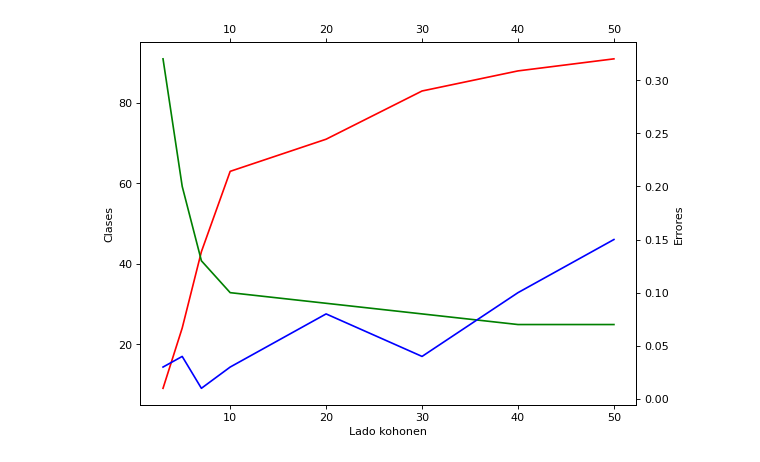
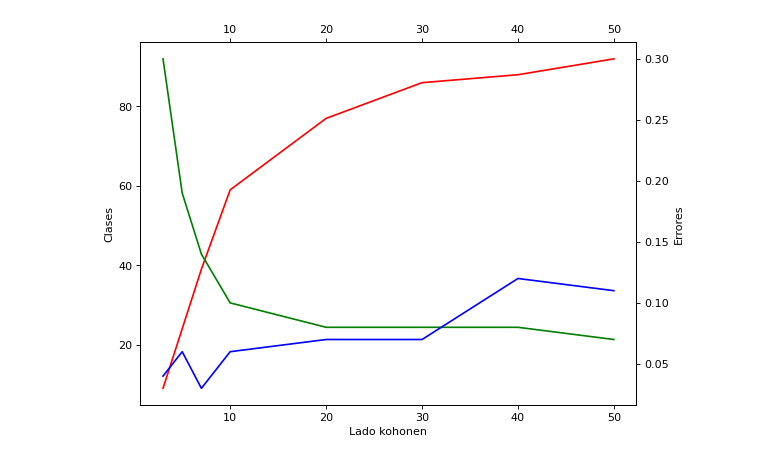
Before and after one commit to niiixx/pr1_colores_IAII, a Jupyter notebook: colores/estudio_valores.ipynb, the cells around one changed output. Saved outputs shown, nothing was run; the diff lists cells and outputs as text; code cells hidden in the pictures.

```diff
--- a/colores/estudio_valores.ipynb
+++ b/colores/estudio_valores.ipynb
@@ -1,27 +1,27 @@
 # %%
 import matplotlib.pyplot as plt
 from matplotlib.pyplot import figure
 figure(figsize=(8, 6), dpi=80)
 
 lado_kohonen = [3,5,7,10,20,30,40,50]
-n_clases = [9,24,43,63,71,83,88,91]
-error_cuantificable = [0.32,0.2,0.13,0.10,0.09,0.08,0.07,0.07]
-error_topologico = [0.03,0.04,0.01,0.03,0.08,0.04,0.1,0.15]
+n_clases = [9,24,39,59,77,86,88,92]
+error_cuantificable = [0.3,0.19,0.14,0.1,0.08,0.08,0.08,0.07]
+error_topologico = [0.04,0.06,0.03,0.06,0.07,0.07,0.12,0.11]
 
 plt.xlabel('Lado kohonen')
 plt.ylabel('Clases')
 # Influencia del lado KHONONEN en número de clases
 linea_clases = plt.plot(lado_kohonen,n_clases,'r')
 plt.twinx()
 # Influencia del lado KHONONEN en errores
 plt.ylabel('Errores')
 # Error cuantificable
 linea_cuantificable = plt.plot(lado_kohonen,error_cuantificable,'g')
 plt.twiny()
 # Error topológico
 linea_topologico = plt.plot(lado_kohonen,error_topologico,'b')
 
 # EL MEJOR LADO DE KOHONEN ES 30
 # %% [output]
-[figure, old version]
+[figure, new version]
 # %%
```
Also changed, not shown: parts of 2 cells of this notebook, 1 other file.
